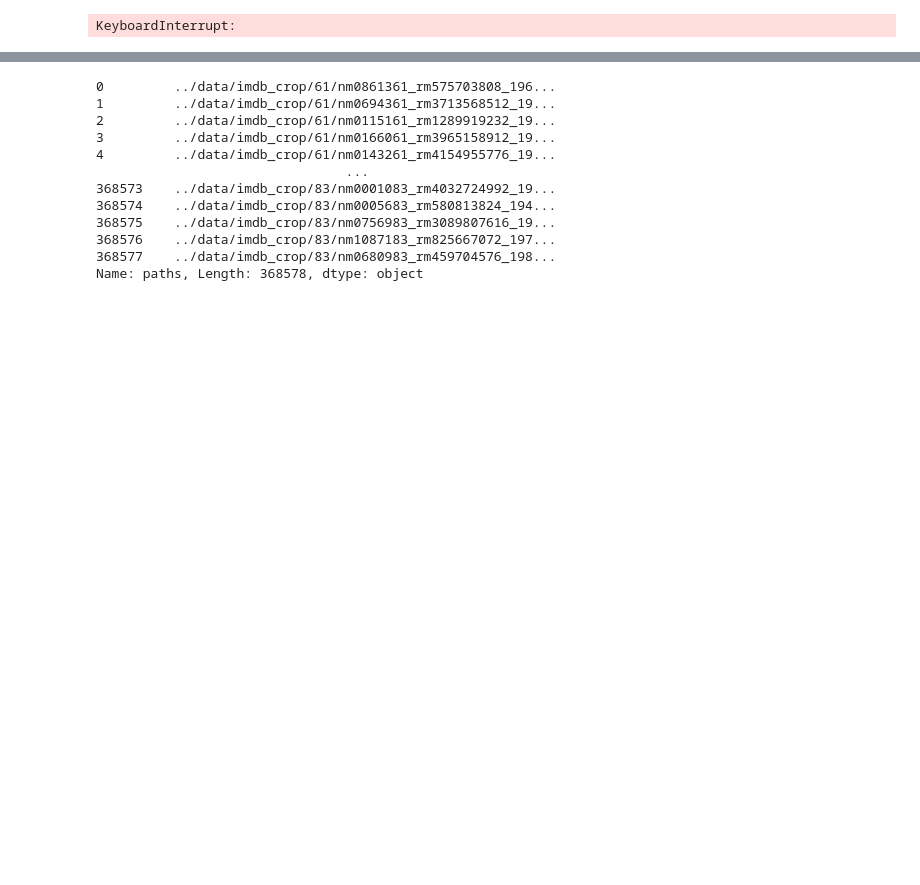
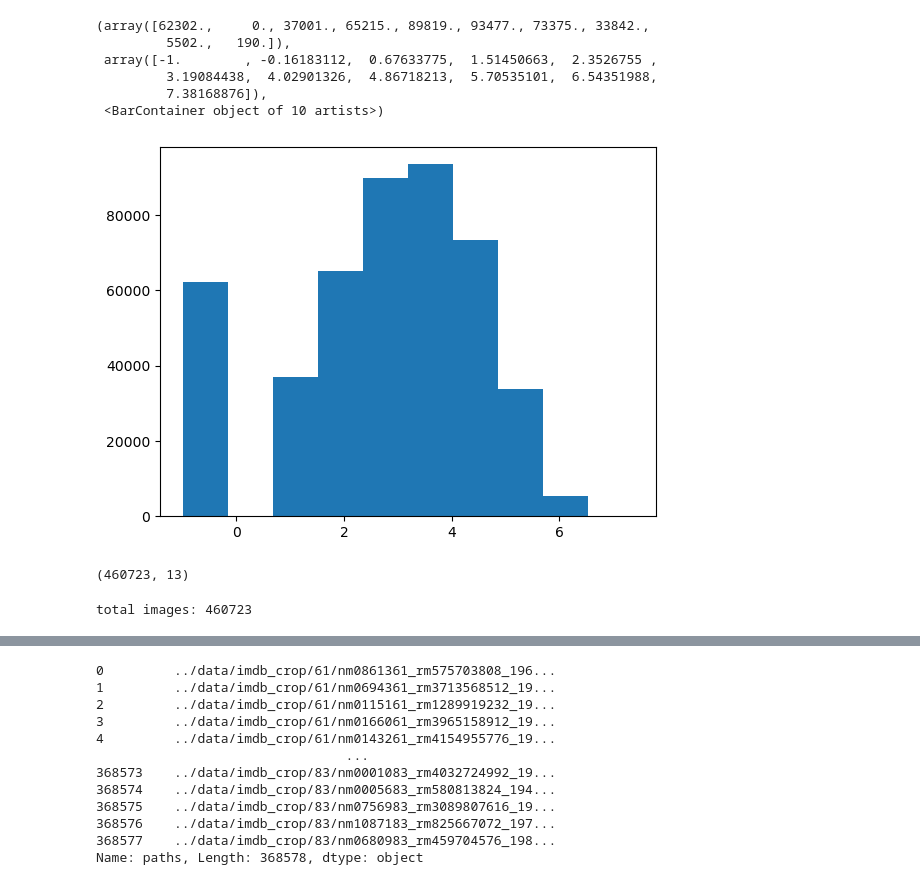
Before and after one commit to MichaelWalker11/website_1, a Jupyter notebook: notebooks/age_model.ipynb, the cells around one changed output, grey strips where cells are left out. Cells and saved outputs as stored; diff of their text form; code cells hidden in the pictures; blank space fills up the shorter version.

```diff
--- a/notebooks/age_model.ipynb
+++ b/notebooks/age_model.ipynb
@@ -146,3 +135,18 @@ print(image_count)
+# %%
+import matplotlib.pyplot as plt
+import numpy as np
+plt.hist(x=df.face_score.replace(-np.inf, -1))
+# %% [output]
+(array([62302.,     0., 37001., 65215., 89819., 93477., 73375., 33842.,
+         5502.,   190.]),
+ array([-1.        , -0.16183112,  0.67633775,  1.51450663,  2.3526755 ,
+         3.19084438,  4.02901326,  4.86718213,  5.70535101,  6.54351988,
+         7.38168876]),
+ <BarContainer object of 10 artists>)
+[figure, added]
+# %%
+df.shape
+# %% [output]
+(460723, 13)
 # %%
+df['path'] = '../data/imdb_crop/imdb_crop/' + df.full_path
-# %% [output]
-KeyboardInterrupt:
@@ -149 +170,11 @@ KeyboardInterrupt:
+# %%
+from pathlib import Path
+
+root = Path("../data/age_dir")
+exts = {".jpg", ".jpeg", ".png", ".webp"}
+
+total = sum(1 for p in root.rglob("*") if p.is_file() and p.suffix.lower() in exts)
+print("total images:", total)
+# %% [output]
+total images: 460723
 # %%
```
Also changed, not shown: parts of 25 cells of this notebook, 13 other files.
